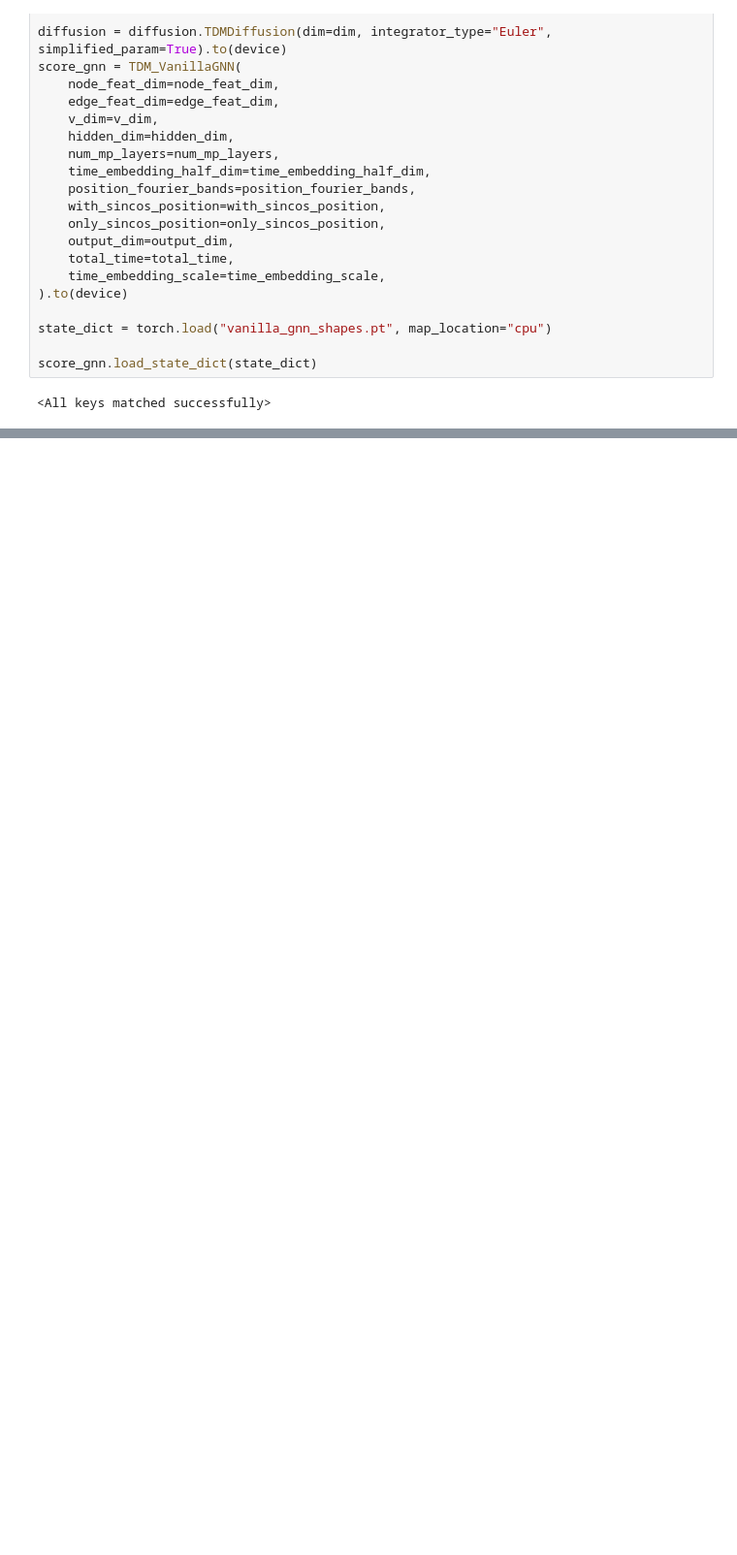
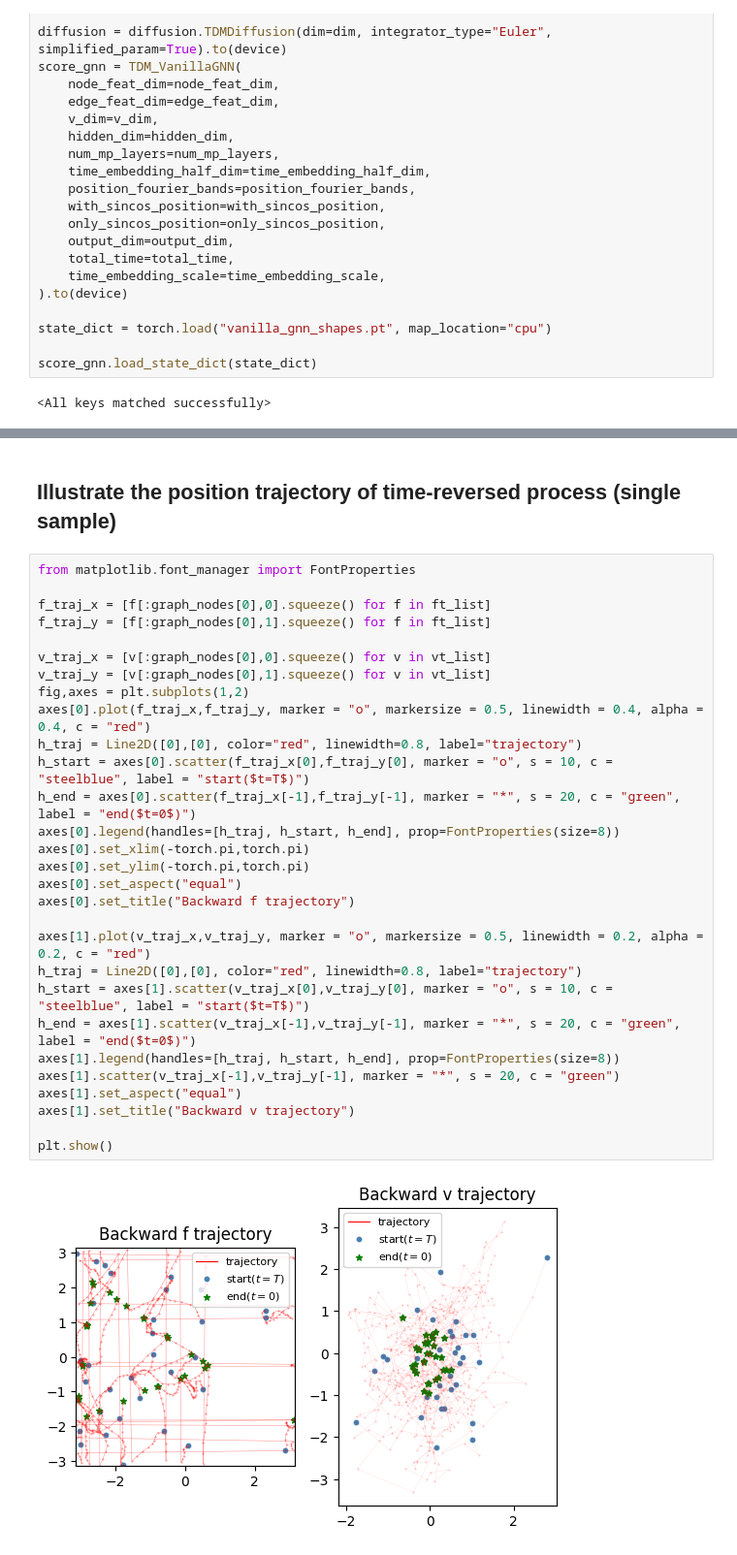
Before and after one commit to MateosCz/diffusion-playground, a Jupyter notebook: shape_analysis.ipynb, the cells around one changed output, grey strips where cells are left out. Shown at 97% size. Saved outputs shown, nothing was run; the diff lists cells and outputs as text; blank space fills up the shorter version.

```diff
--- a/shape_analysis.ipynb
+++ b/shape_analysis.ipynb
@@ -217,0 +232,33 @@ plt.show()
+# %% [markdown]
+## Illustrate the position trajectory of time-reversed process (single sample)
+# %%
+from matplotlib.font_manager import FontProperties
+
+f_traj_x = [f[:graph_nodes[0],0].squeeze() for f in ft_list]
+f_traj_y = [f[:graph_nodes[0],1].squeeze() for f in ft_list]
+
+v_traj_x = [v[:graph_nodes[0],0].squeeze() for v in vt_list]
+v_traj_y = [v[:graph_nodes[0],1].squeeze() for v in vt_list]
+fig,axes = plt.subplots(1,2)
+axes[0].plot(f_traj_x,f_traj_y, marker = "o", markersize = 0.5, linewidth = 0.4, alpha = 0.4, c = "red")
+h_traj = Line2D([0],[0], color="red", linewidth=0.8, label="trajectory")
+h_start = axes[0].scatter(f_traj_x[0],f_traj_y[0], marker = "o", s = 10, c = "steelblue", label = "start($t=T$)")
+h_end = axes[0].scatter(f_traj_x[-1],f_traj_y[-1], marker = "*", s = 20, c = "green", label = "end($t=0$)")
+axes[0].legend(handles=[h_traj, h_start, h_end], prop=FontProperties(size=8))
+axes[0].set_xlim(-torch.pi,torch.pi)
+axes[0].set_ylim(-torch.pi,torch.pi)
+axes[0].set_aspect("equal")
+axes[0].set_title("Backward f trajectory")
+
+axes[1].plot(v_traj_x,v_traj_y, marker = "o", markersize = 0.5, linewidth = 0.2, alpha = 0.2, c = "red")
+h_traj = Line2D([0],[0], color="red", linewidth=0.8, label="trajectory")
+h_start = axes[1].scatter(v_traj_x[0],v_traj_y[0], marker = "o", s = 10, c = "steelblue", label = "start($t=T$)")
+h_end = axes[1].scatter(v_traj_x[-1],v_traj_y[-1], marker = "*", s = 20, c = "green", label = "end($t=0$)")
+axes[1].legend(handles=[h_traj, h_start, h_end], prop=FontProperties(size=8))
+axes[1].scatter(v_traj_x[-1],v_traj_y[-1], marker = "*", s = 20, c = "green")
+axes[1].set_aspect("equal")
+axes[1].set_title("Backward v trajectory")
+
+plt.show()
+# %% [output]
+[figure, added]
```
Also changed, not shown: parts of 5 cells of this notebook, 2 other files.
